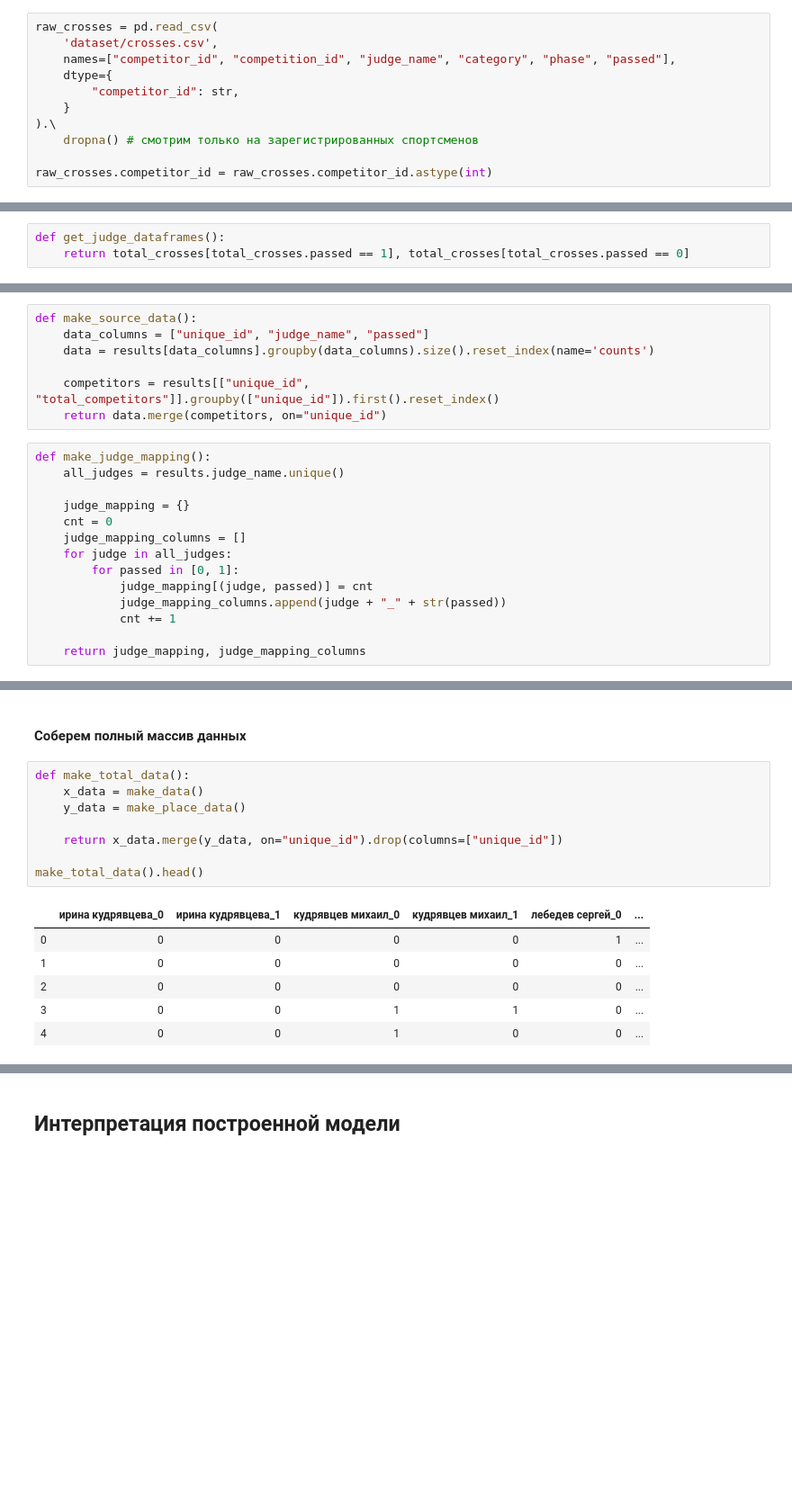
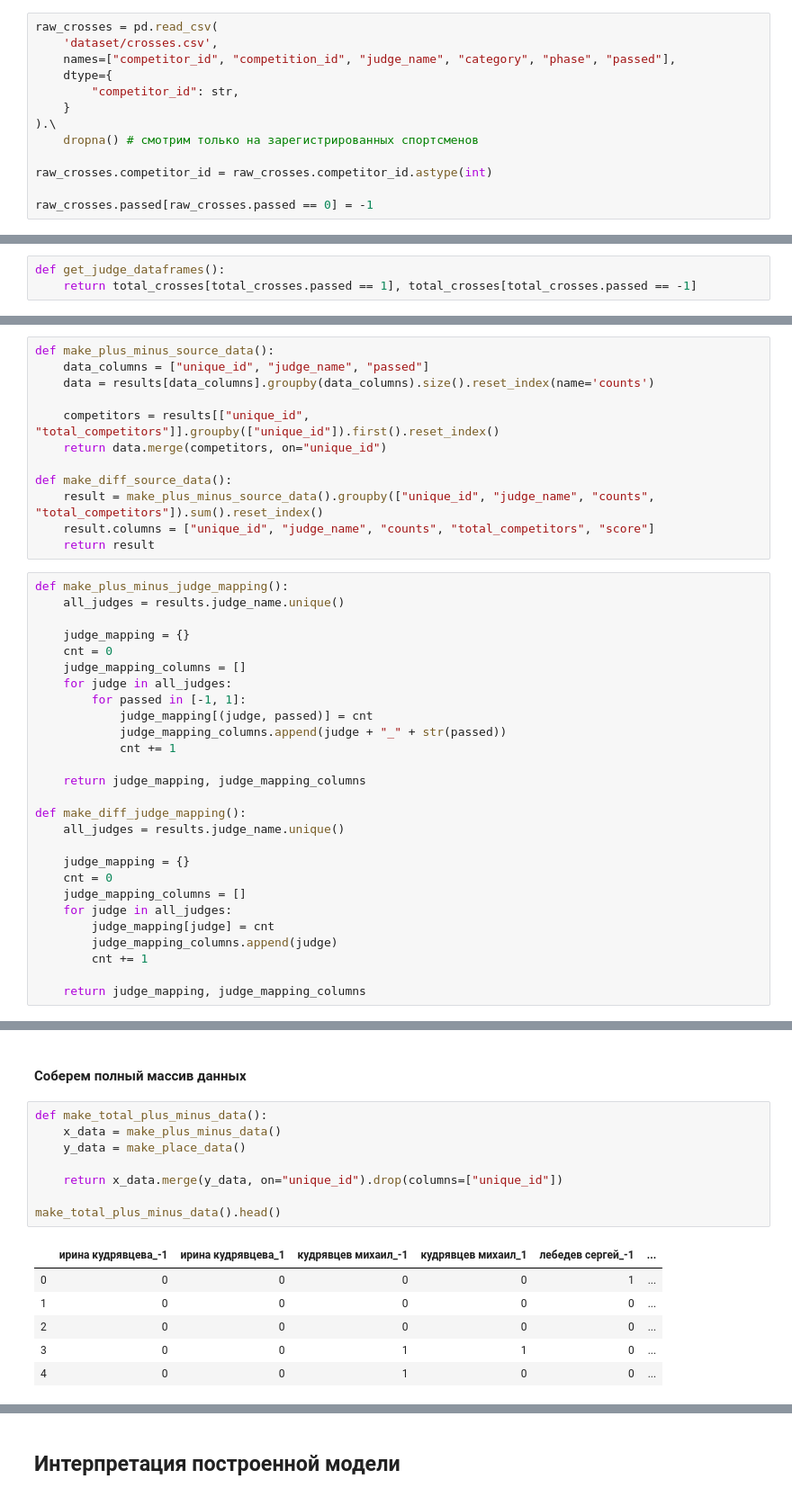
Before and after one commit to SovHustler/hustle-scrape, a Jupyter notebook: notebooks/Hustle Analysis.ipynb, the cells around one changed output, grey strips where cells are left out. Shown: that part at 90% size. Cells and saved outputs as stored; diff of their text form; blank space fills up the shorter version.

```diff
--- a/notebooks/Hustle Analysis.ipynb
+++ b/notebooks/Hustle Analysis.ipynb
@@ -21,3 +21,5 @@ raw_crosses = pd.read_csv(
     dropna() # смотрим только на зарегистрированных спортсменов
 
 raw_crosses.competitor_id = raw_crosses.competitor_id.astype(int)
+
+raw_crosses.passed[raw_crosses.passed == 0] = -1
@@ -158,7 +156,7 @@ total_crosses.head()
 | 4 | 0 | кудрявцев михаил | 1 |
 # %%
 def get_judge_dataframes():
-    return total_crosses[total_crosses.passed == 1], total_crosses[total_crosses.passed == 0]
+    return total_crosses[total_crosses.passed == 1], total_crosses[total_crosses.passed == -1]
 # %%
 passed, not_passed = get_judge_dataframes()
 # %%
@@ -194,24 +192,42 @@ y.shape
 # %% [markdown]
 #### Сначала посчитаем, сколько положительных и сколько отрицательных оценок от каждого судьи на каждом этапе получил каждый участник
 # %%
-def make_source_data():
+def make_plus_minus_source_data():
     data_columns = ["unique_id", "judge_name", "passed"]
     data = results[data_columns].groupby(data_columns).size().reset_index(name='counts')
 
     competitors = results[["unique_id", "total_competitors"]].groupby(["unique_id"]).first().reset_index()
     return data.merge(competitors, on="unique_id")
+
+def make_diff_source_data():
+    result = make_plus_minus_source_data().groupby(["unique_id", "judge_name", "counts", "total_competitors"]).sum().reset_index()
+    result.columns = ["unique_id", "judge_name", "counts", "total_competitors", "score"]
+    return result
 # %%
-def make_judge_mapping():
+def make_plus_minus_judge_mapping():
     all_judges = results.judge_name.unique()
 
     judge_mapping = {}
     cnt = 0
     judge_mapping_columns = []
     for judge in all_judges:
-        for passed in [0, 1]:
+        for passed in [-1, 1]:
             judge_mapping[(judge, passed)] = cnt
             judge_mapping_columns.append(judge + "_" + str(passed))
             cnt += 1
 
     return judge_mapping, judge_mapping_columns
+
+def make_diff_judge_mapping():
+    all_judges = results.judge_name.unique()
+
+    judge_mapping = {}
+    cnt = 0
+    judge_mapping_columns = []
+    for judge in all_judges:
+        judge_mapping[judge] = cnt
+        judge_mapping_columns.append(judge)
+        cnt += 1
+
+    return judge_mapping, judge_mapping_columns
 # %%
@@ -258,15 +308,15 @@ def make_place_data():
 # %% [markdown]
 #### Соберем полный массив данных
 # %%
-def make_total_data():
-    x_data = make_data()
+def make_total_plus_minus_data():
+    x_data = make_plus_minus_data()
     y_data = make_place_data()
 
     return x_data.merge(y_data, on="unique_id").drop(columns=["unique_id"])
 
-make_total_data().head()
+make_total_plus_minus_data().head()
 # %% [output]
-|  | ирина кудрявцева_0 | ирина кудрявцева_1 | кудрявцев михаил_0 | кудрявцев михаил_1 | лебедев сергей_0 | ... |
+|  | ирина кудрявцева_-1 | ирина кудрявцева_1 | кудрявцев михаил_-1 | кудрявцев михаил_1 | лебедев сергей_-1 | ... |
 | 0 | 0 | 0 | 0 | 0 | 1 | ... |
 | 1 | 0 | 0 | 0 | 0 | 0 | ... |
 | 2 | 0 | 0 | 0 | 0 | 0 | ... |
```
Also changed, not shown: parts of 23 cells of this notebook.
